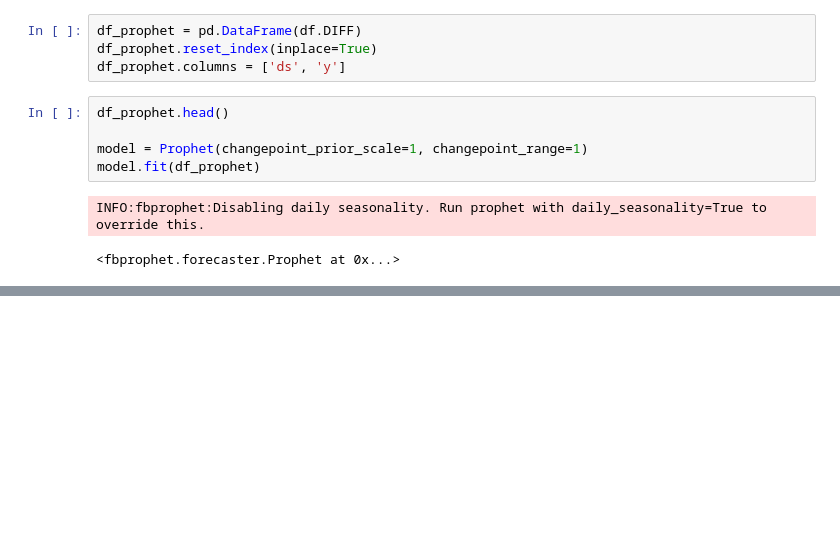
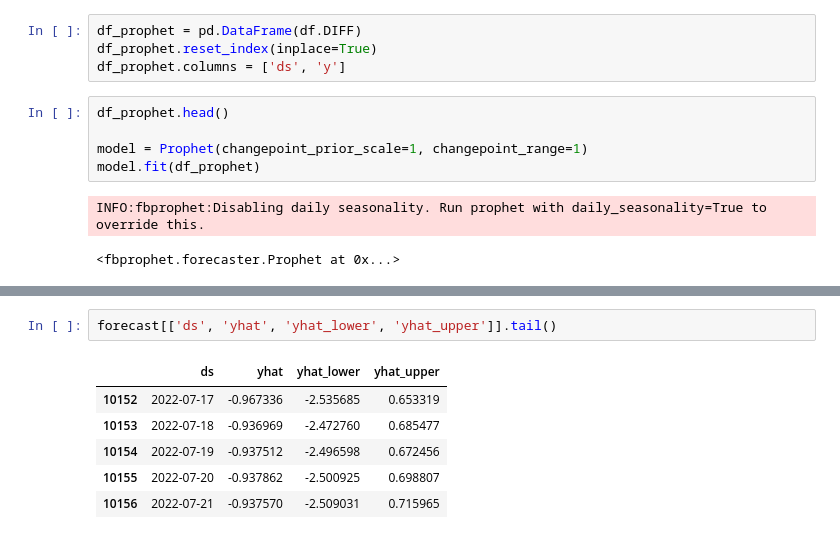
Before and after one commit to guyandtheworld/recession, a Jupyter notebook: model/Bond Analysis.ipynb, the cells around one changed output, grey strips where cells are left out. Drawn from its saved outputs; the diff is of its cells as text; blank space fills up the shorter version.

```diff
--- a/model/Bond Analysis.ipynb
+++ b/model/Bond Analysis.ipynb
@@ -130,3 +130,12 @@ fig = model.plot(forecast)
+# %%
+forecast[['ds', 'yhat', 'yhat_lower', 'yhat_upper']].tail()
+# %% [output]
+|  | ds | yhat | yhat_lower | yhat_upper |
+| 10152 | 2022-07-17 | -0.967336 | -2.535685 | 0.653319 |
+| 10153 | 2022-07-18 | -0.936969 | -2.472760 | 0.685477 |
+| 10154 | 2022-07-19 | -0.937512 | -2.496598 | 0.672456 |
+| 10155 | 2022-07-20 | -0.937862 | -2.500925 | 0.698807 |
+| 10156 | 2022-07-21 | -0.937570 | -2.509031 | 0.715965 |
 # %%
 from fbprophet.plot import add_changepoints_to_plot
 fig = model.plot(forecast)
```
Also changed, not shown: parts of 13 cells of this notebook.
